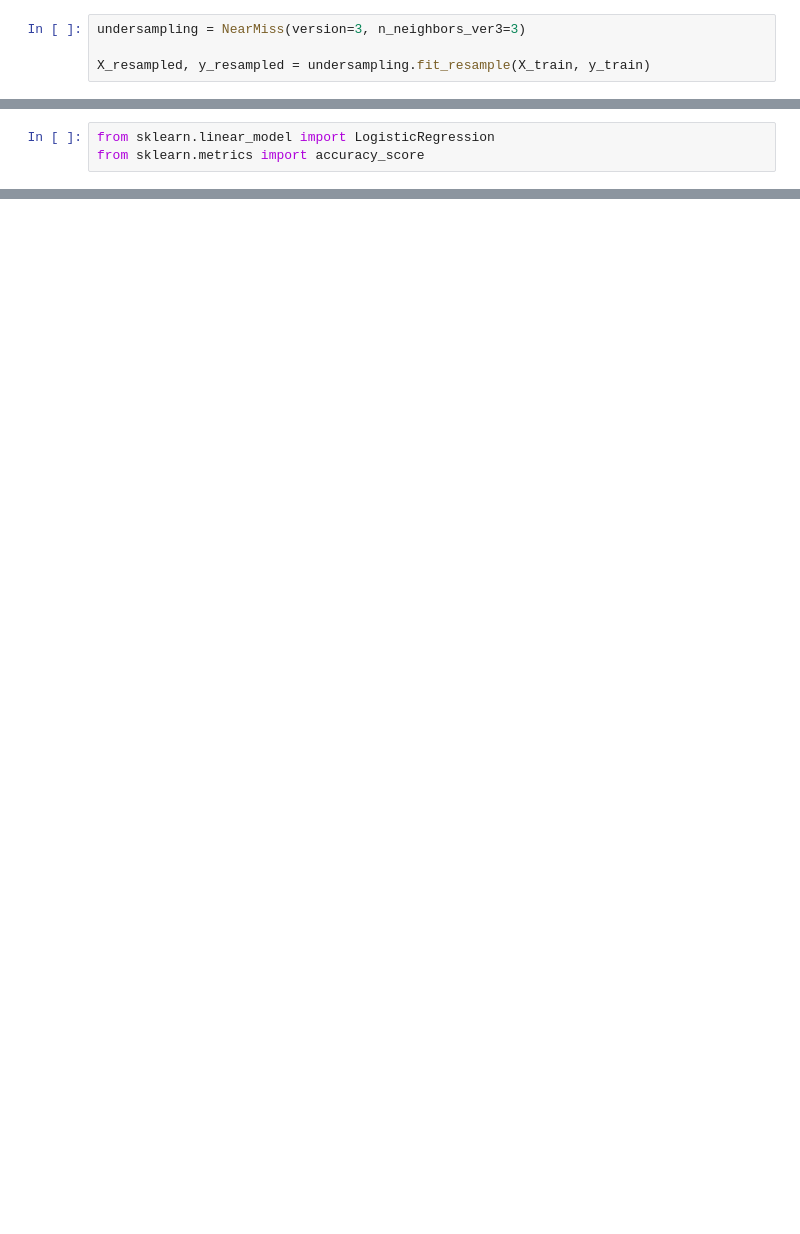
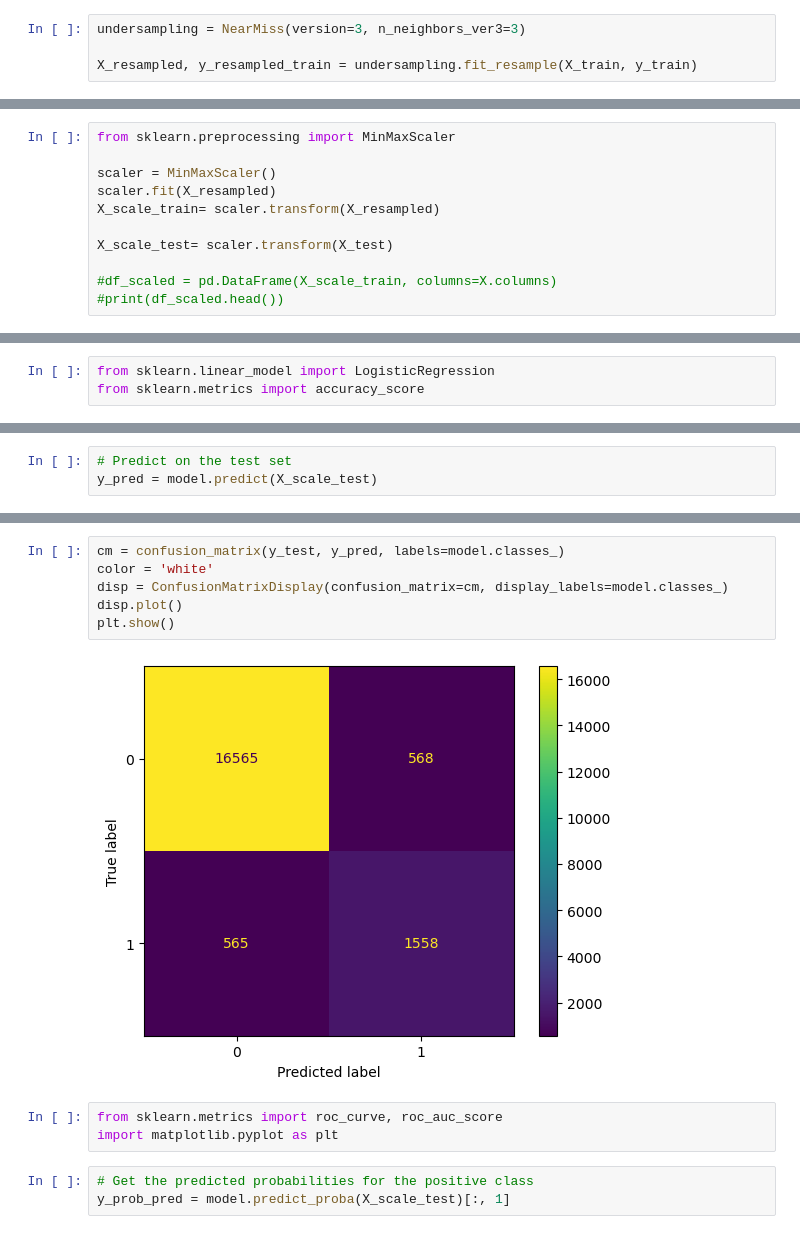
Before and after one commit to IranelGV/Diabetics_Predictive_Model, a Jupyter notebook: Iranel_Midterm_Project_week05.ipynb, the cells around one changed output, grey strips where cells are left out. Drawn from its saved outputs; the diff is of its cells as text; blank space fills up the shorter version.

```diff
--- a/Iranel_Midterm_Project_week05.ipynb
+++ b/Iranel_Midterm_Project_week05.ipynb
@@ -409,4 +393,4 @@ from imblearn.under_sampling import NearMiss
 # %%
 undersampling = NearMiss(version=3, n_neighbors_ver3=3)
 
-X_resampled, y_resampled = undersampling.fit_resample(X_train, y_train)
+X_resampled, y_resampled_train = undersampling.fit_resample(X_train, y_train)
@@ -418,0 +403,11 @@ df_balanced['diabetes'] = y_resampled
+# %%
+from sklearn.preprocessing import MinMaxScaler
+
+scaler = MinMaxScaler()
+scaler.fit(X_resampled)
+X_scale_train= scaler.transform(X_resampled)
+
+X_scale_test= scaler.transform(X_test)
+
+#df_scaled = pd.DataFrame(X_scale_train, columns=X.columns)
+#print(df_scaled.head())
@@ -460,0 +446,3 @@ LogisticRegression()
+# %%
+# Predict on the test set
+y_pred = model.predict(X_scale_test)
@@ -460,0 +479,14 @@ LogisticRegression()
+# %%
+cm = confusion_matrix(y_test, y_pred, labels=model.classes_)
+color = 'white'
+disp = ConfusionMatrixDisplay(confusion_matrix=cm, display_labels=model.classes_)
+disp.plot()
+plt.show()
+# %% [output]
+[figure, added]
+# %%
+from sklearn.metrics import roc_curve, roc_auc_score
+import matplotlib.pyplot as plt
+# %%
+# Get the predicted probabilities for the positive class
+y_prob_pred = model.predict_proba(X_scale_test)[:, 1]
```
Also changed, not shown: parts of 29 cells of this notebook.
